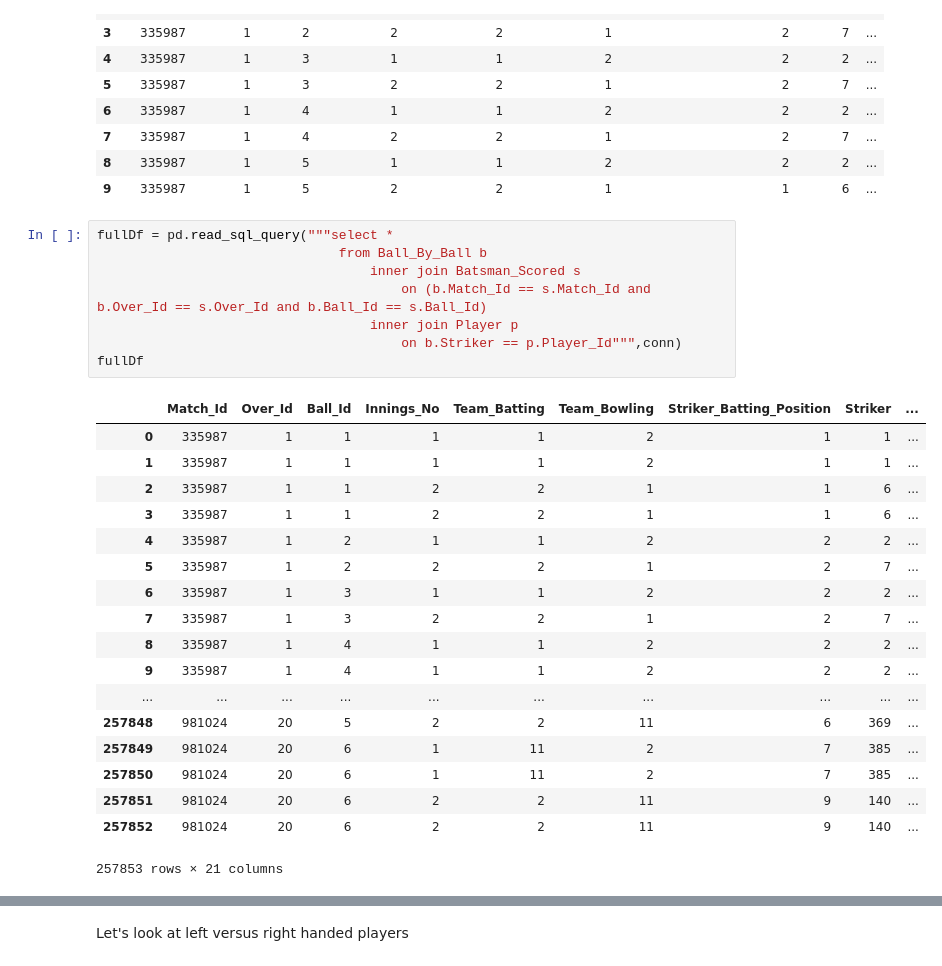
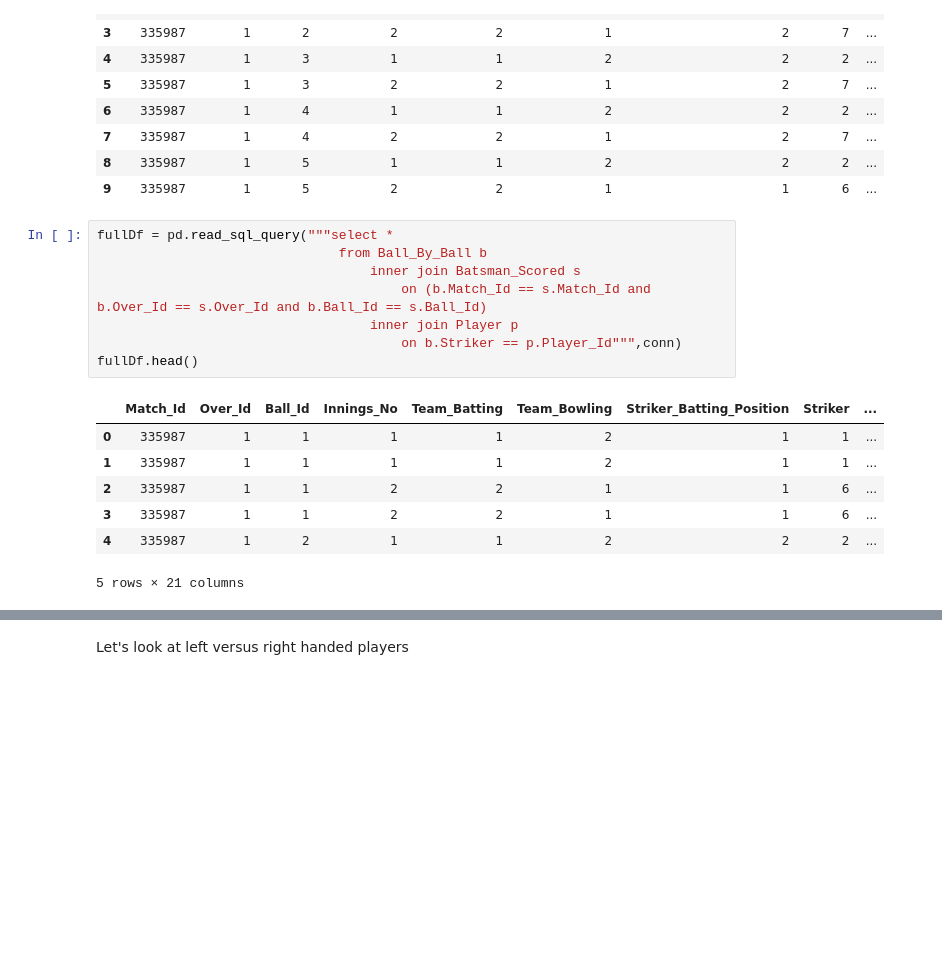
Before and after one commit to nickgrasley/appliedMachineLearning, a Jupyter notebook: ml_hw1.ipynb, the cells around one changed output, grey strips where cells are left out. Cells and saved outputs as stored; diff of their text form; blank space fills up the shorter version.

```diff
--- a/ml_hw1.ipynb
+++ b/ml_hw1.ipynb
@@ -239,30 +249,19 @@ ballByBall
 # %%
 fullDf = pd.read_sql_query("""select *
                                from Ball_By_Ball b
                                    inner join Batsman_Scored s
                                        on (b.Match_Id == s.Match_Id and b.Over_Id == s.Over_Id and b.Ball_Id == s.Ball_Id)
                                    inner join Player p
                                        on b.Striker == p.Player_Id""",conn)
-fullDf
+fullDf.head()
 # %% [output]
 |  | Match_Id | Over_Id | Ball_Id | Innings_No | Team_Batting | Team_Bowling | Striker_Batting_Position | Striker | ... |
 | 0 | 335987 | 1 | 1 | 1 | 1 | 2 | 1 | 1 | ... |
 | 1 | 335987 | 1 | 1 | 1 | 1 | 2 | 1 | 1 | ... |
 | 2 | 335987 | 1 | 1 | 2 | 2 | 1 | 1 | 6 | ... |
 | 3 | 335987 | 1 | 1 | 2 | 2 | 1 | 1 | 6 | ... |
 | 4 | 335987 | 1 | 2 | 1 | 1 | 2 | 2 | 2 | ... |
-| 5 | 335987 | 1 | 2 | 2 | 2 | 1 | 2 | 7 | ... |
-| 6 | 335987 | 1 | 3 | 1 | 1 | 2 | 2 | 2 | ... |
-| 7 | 335987 | 1 | 3 | 2 | 2 | 1 | 2 | 7 | ... |
-| 8 | 335987 | 1 | 4 | 1 | 1 | 2 | 2 | 2 | ... |
-| 9 | 335987 | 1 | 4 | 1 | 1 | 2 | 2 | 2 | ... |
-| ... | ... | ... | ... | ... | ... | ... | ... | ... | ... |
-| 257848 | 981024 | 20 | 5 | 2 | 2 | 11 | 6 | 369 | ... |
-| 257849 | 981024 | 20 | 6 | 1 | 11 | 2 | 7 | 385 | ... |
-| 257850 | 981024 | 20 | 6 | 1 | 11 | 2 | 7 | 385 | ... |
-| 257851 | 981024 | 20 | 6 | 2 | 2 | 11 | 9 | 140 | ... |
-| 257852 | 981024 | 20 | 6 | 2 | 2 | 11 | 9 | 140 | ... |
-257853 rows × 21 columns
+5 rows × 21 columns
 # %%
 runsScored = fullDf.groupby('Player_Name').Runs_Scored.sum()
 sns.violinplot(x=runsScored)
```
Also changed, not shown: parts of 28 cells of this notebook.
